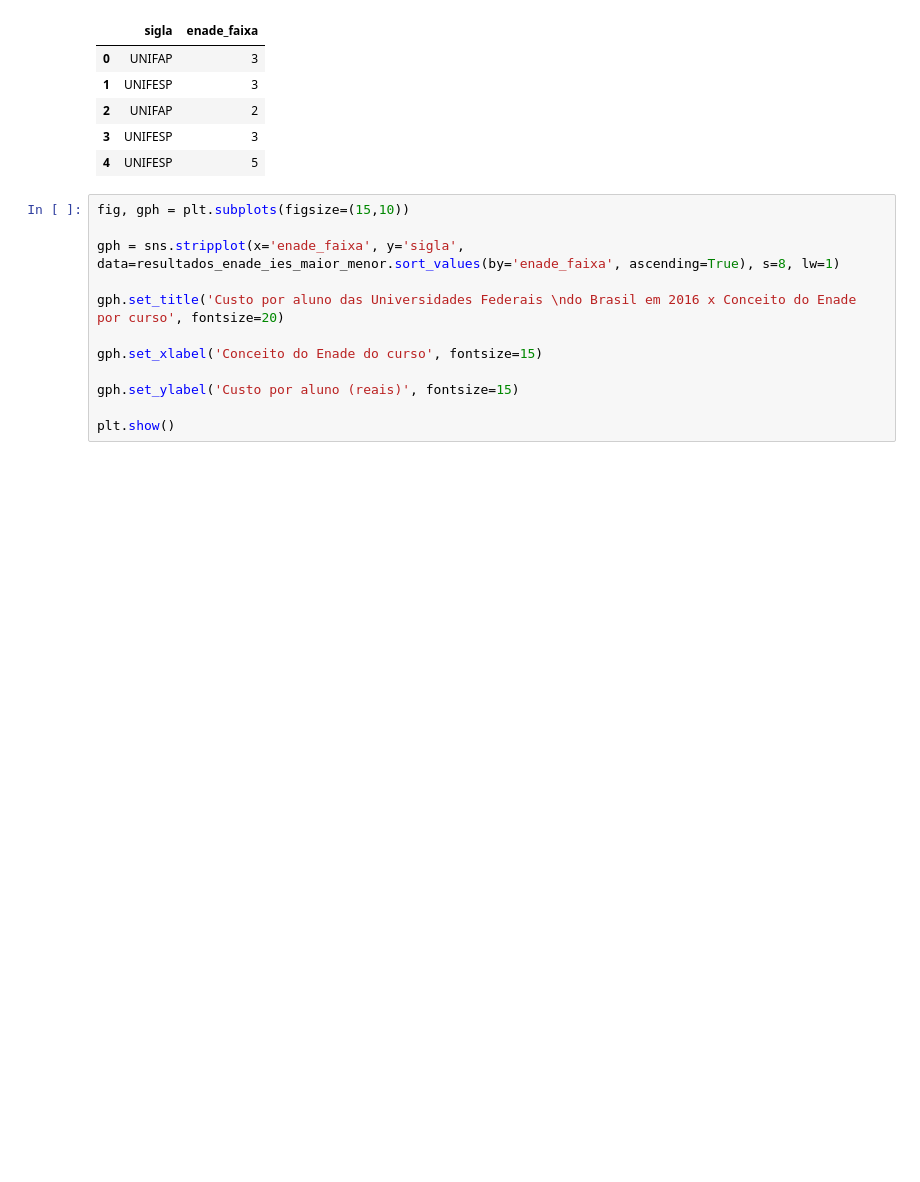
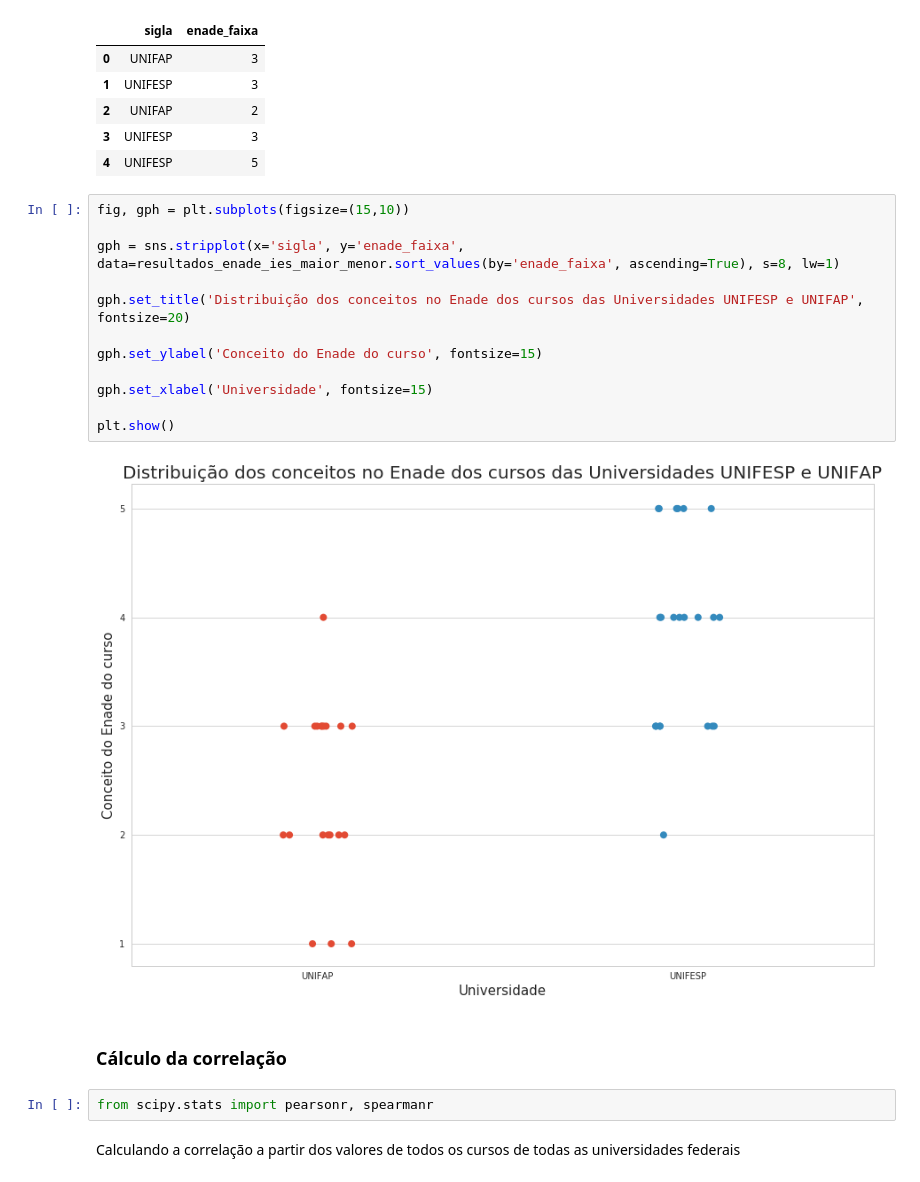
Before and after one commit to francinaldocn/MC_2019.2, a Jupyter notebook: questao1.ipynb, the cells around one changed output. Saved outputs shown, nothing was run; the diff lists cells and outputs as text; blank space fills up the shorter version.

Commit message:
valores de correlação

```diff
--- a/questao1.ipynb
+++ b/questao1.ipynb
@@ -231,12 +232,20 @@ resultados_enade_ies_maior_menor.head()
 # %%
 fig, gph = plt.subplots(figsize=(15,10))
 
-gph = sns.stripplot(x='enade_faixa', y='sigla', data=resultados_enade_ies_maior_menor.sort_values(by='enade_faixa', ascending=True), s=8, lw=1)
+gph = sns.stripplot(x='sigla', y='enade_faixa', data=resultados_enade_ies_maior_menor.sort_values(by='enade_faixa', ascending=True), s=8, lw=1)
 
-gph.set_title('Custo por aluno das Universidades Federais \ndo Brasil em 2016 x Conceito do Enade por curso', fontsize=20)
+gph.set_title('Distribuição dos conceitos no Enade dos cursos das Universidades UNIFESP e UNIFAP', fontsize=20)
 
-gph.set_xlabel('Conceito do Enade do curso', fontsize=15)
+gph.set_ylabel('Conceito do Enade do curso', fontsize=15)
 
-gph.set_ylabel('Custo por aluno (reais)', fontsize=15)
+gph.set_xlabel('Universidade', fontsize=15)
 
 plt.show()
+# %% [output]
+[figure, added]
+# %% [markdown]
+### Cálculo da correlação
+# %%
+from scipy.stats import pearsonr, spearmanr
+# %% [markdown]
+Calculando a correlação a partir dos valores de todos os cursos de todas as universidades federais
```
Also changed, not shown: parts of 7 cells of this notebook.
